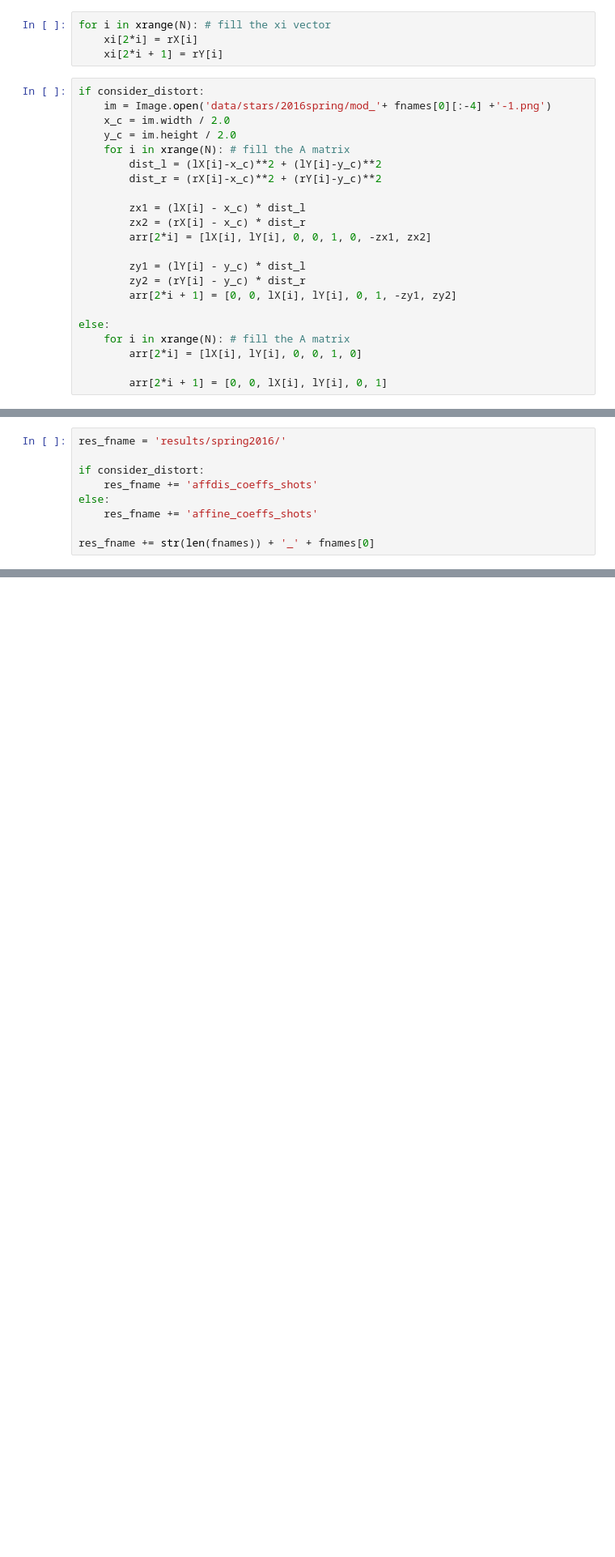
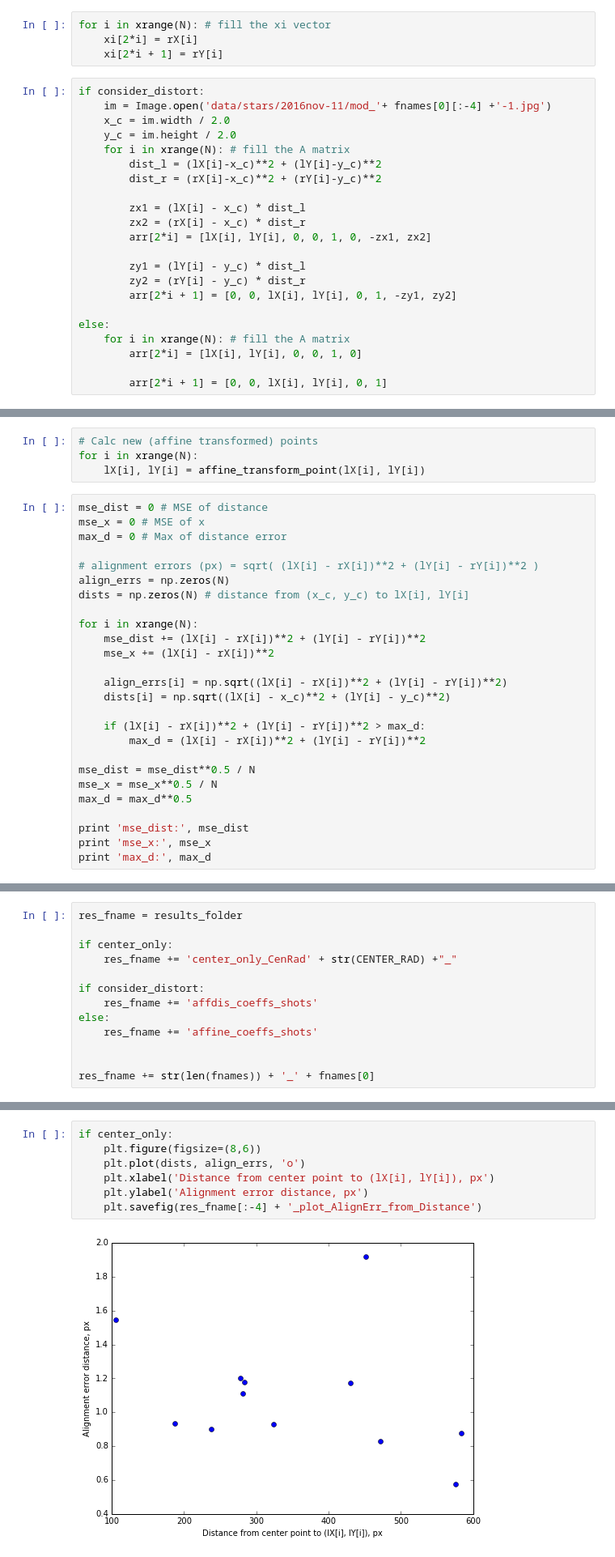
Before and after one commit to haalogen/affine, a Jupyter notebook: Calc-Coeffs.ipynb, the cells around one changed output, grey strips where cells are left out. Shown at 81% size. Saved outputs shown, nothing was run; the diff lists cells and outputs as text; blank space fills up the shorter version.

```diff
--- a/Calc-Coeffs.ipynb
+++ b/Calc-Coeffs.ipynb
@@ -85,7 +134,7 @@ for i in xrange(N): # fill the xi vector
     xi[2*i + 1] = rY[i]
 # %%
 if consider_distort:
-    im = Image.open('data/stars/2016spring/mod_'+ fnames[0][:-4] +'-1.png')
+    im = Image.open('data/stars/2016nov-11/mod_'+ fnames[0][:-4] +'-1.jpg')
     x_c = im.width / 2.0
     y_c = im.height / 2.0
     for i in xrange(N): # fill the A matrix
@@ -147,0 +242,30 @@ Sigma practice 2
+# %%
+# Calc new (affine transformed) points
+for i in xrange(N):
+    lX[i], lY[i] = affine_transform_point(lX[i], lY[i])
+# %%
+mse_dist = 0 # MSE of distance
+mse_x = 0 # MSE of x
+max_d = 0 # Max of distance error
+
+# alignment errors (px) = sqrt( (lX[i] - rX[i])**2 + (lY[i] - rY[i])**2 )
+align_errs = np.zeros(N)
+dists = np.zeros(N) # distance from (x_c, y_c) to lX[i], lY[i]
+
+for i in xrange(N):
+    mse_dist += (lX[i] - rX[i])**2 + (lY[i] - rY[i])**2
+    mse_x += (lX[i] - rX[i])**2
+
+    align_errs[i] = np.sqrt((lX[i] - rX[i])**2 + (lY[i] - rY[i])**2)
+    dists[i] = np.sqrt((lX[i] - x_c)**2 + (lY[i] - y_c)**2)
+
+    if (lX[i] - rX[i])**2 + (lY[i] - rY[i])**2 > max_d:
+        max_d = (lX[i] - rX[i])**2 + (lY[i] - rY[i])**2
+
+mse_dist = mse_dist**0.5 / N
+mse_x = mse_x**0.5 / N
+max_d = max_d**0.5
+
+print 'mse_dist:', mse_dist
+print 'mse_x:', mse_x
+print 'max_d:', max_d
@@ -148,10 +276,14 @@ Sigma practice 2
 # %%
-res_fname = 'results/spring2016/'
+res_fname = results_folder
+
+if center_only:
+    res_fname += 'center_only_CenRad' + str(CENTER_RAD) +"_"
 
 if consider_distort:
     res_fname += 'affdis_coeffs_shots'
 else:
     res_fname += 'affine_coeffs_shots'
 
+
 res_fname += str(len(fnames)) + '_' + fnames[0]
 # %%
@@ -161,0 +294,9 @@ Coeffs are saved to: results/spring2016/affine_coeffs_shots1_20160311-030811-125
+# %%
+if center_only:
+    plt.figure(figsize=(8,6))
+    plt.plot(dists, align_errs, 'o')
+    plt.xlabel('Distance from center point to (lX[i], lY[i]), px')
+    plt.ylabel('Alignment error distance, px')
+    plt.savefig(res_fname[:-4] + '_plot_AlignErr_from_Distance')
+# %% [output]
+[figure, added]
```
Also changed, not shown: parts of 17 cells of this notebook, 3 other files.
